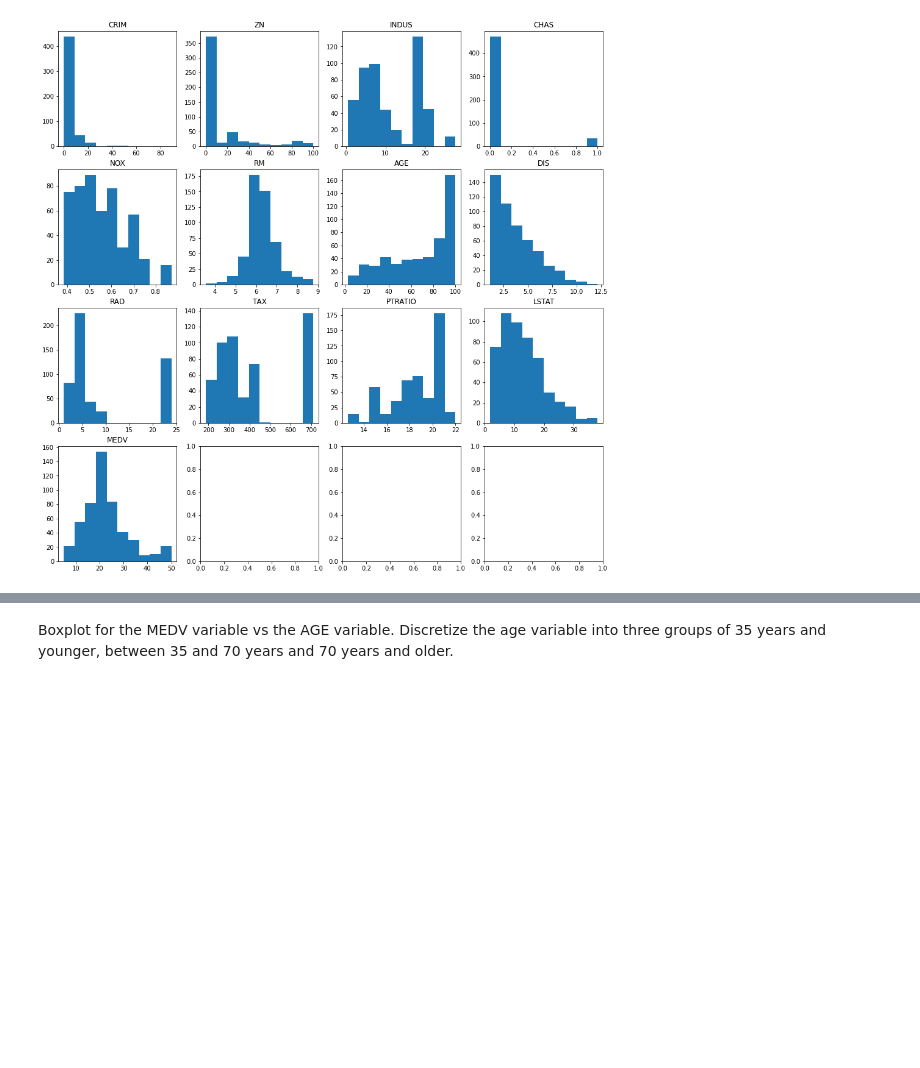
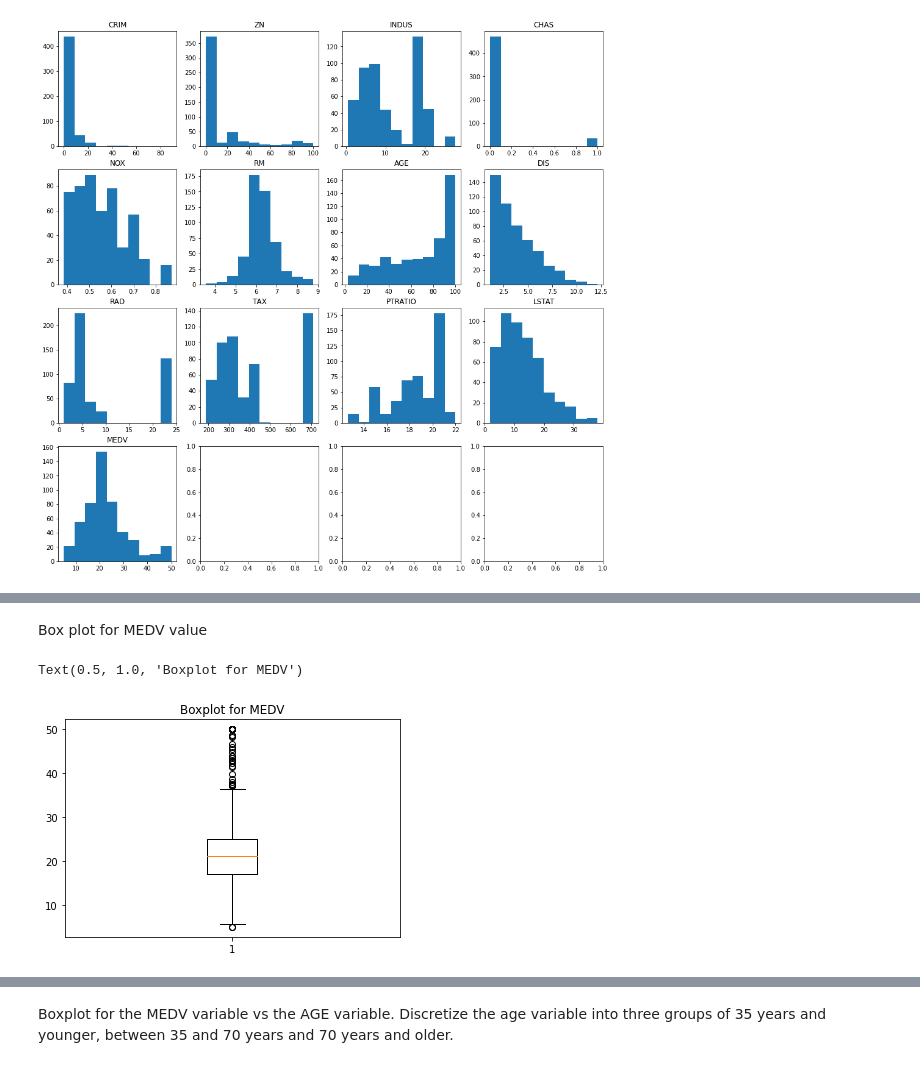
Before and after one commit to abhi2k16/boston_housing_analysis, a Jupyter notebook: Statistisc_for_DataScience_CaseStudy_Boston.ipynb, the cells around one changed output, grey strips where cells are left out. Drawn from its saved outputs; the diff is of its cells as text; code cells hidden in the pictures; blank space fills up the shorter version.

```diff
--- a/Statistisc_for_DataScience_CaseStudy_Boston.ipynb
+++ b/Statistisc_for_DataScience_CaseStudy_Boston.ipynb
@@ -141,0 +122,8 @@ boston_corr.style.background_gradient(cmap='coolwarm', axis=None)
+# %% [markdown]
+Box plot for MEDV value
+# %%
+plt.boxplot(boston_df['MEDV'])
+plt.title('Boxplot for MEDV')
+# %% [output]
+Text(0.5, 1.0, 'Boxplot for MEDV')
+[figure, added]
```
Also changed, not shown: parts of 11 cells of this notebook.
